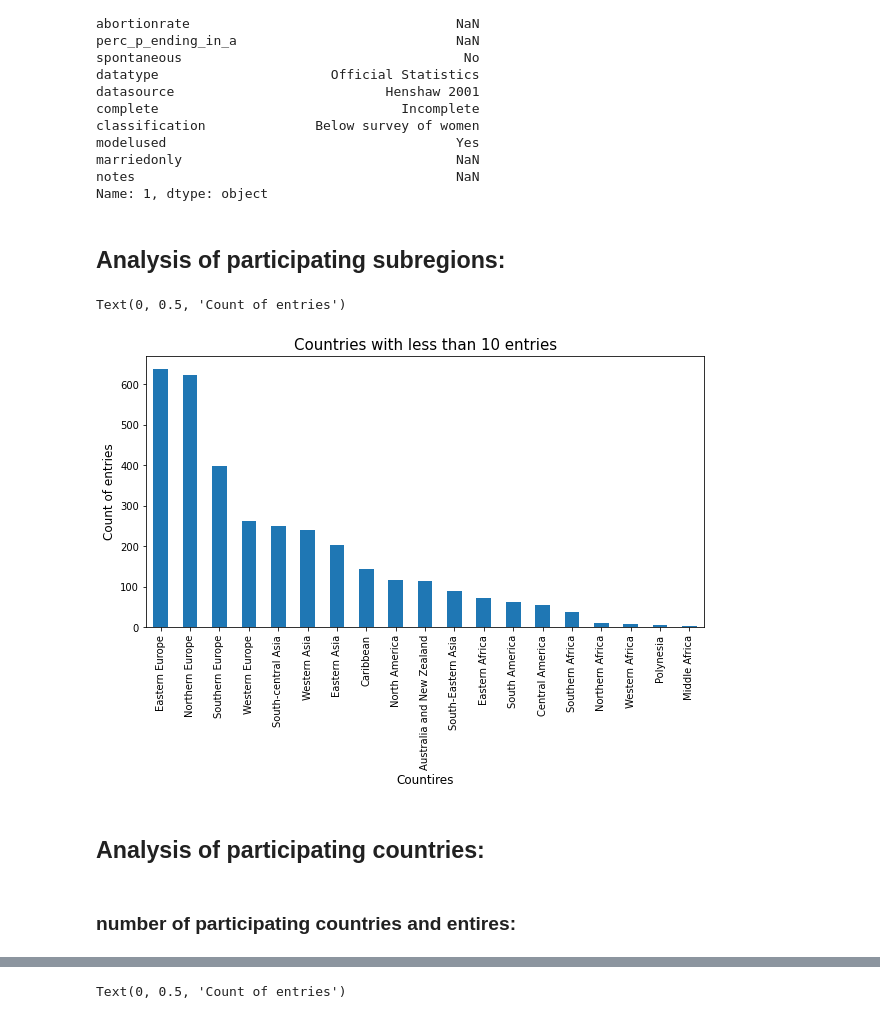
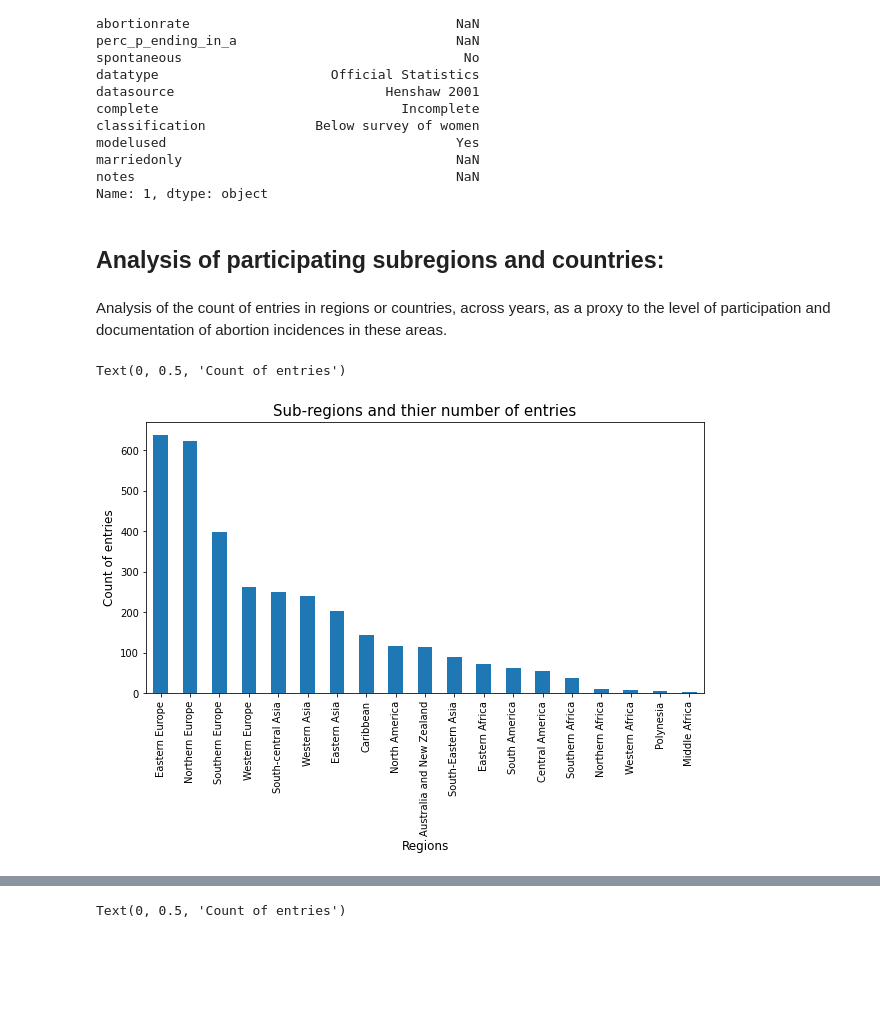
Before and after one commit to evo3000/data_project, a Jupyter notebook: data_project_abortion_incidence.ipynb, the cells around one changed output, grey strips where cells are left out. Saved outputs shown, nothing was run; the diff lists cells and outputs as text; code cells hidden in the pictures; blank space fills up the shorter version.

```diff
--- a/data_project_abortion_incidence.ipynb
+++ b/data_project_abortion_incidence.ipynb
@@ -72,18 +72,15 @@ marriedonly                                   NaN
 notes                                         NaN
 Name: 1, dtype: object
 # %% [markdown]
-## Analysis of participating subregions:
+## Analysis of participating subregions and countries:
+# %% [markdown]
+Analysis of the count of entries in regions or countries, across years, as a proxy to the level of participation and documentation of abortion incidences in these areas.
 # %%
 sub_v = df["subregion"].value_counts()
 sub_v.plot(kind="bar")
-plt.title("Countries with less than 10 entries", fontsize=15)
-plt.xlabel('Countires', fontsize=12)
+plt.title("Sub-regions and thier number of entries", fontsize=15)
+plt.xlabel('Regions', fontsize=12)
 plt.ylabel('Count of entries', fontsize=12)
-#may be misleading, as entries are not consistent
 # %% [output]
 Text(0, 0.5, 'Count of entries')
-[figure, old version]
+[figure, new version]
-# %% [markdown]
-## Analysis of participating countries:
-# %% [markdown]
-### number of participating countries and entires:
```
Also changed, not shown: parts of 39 cells of this notebook.
